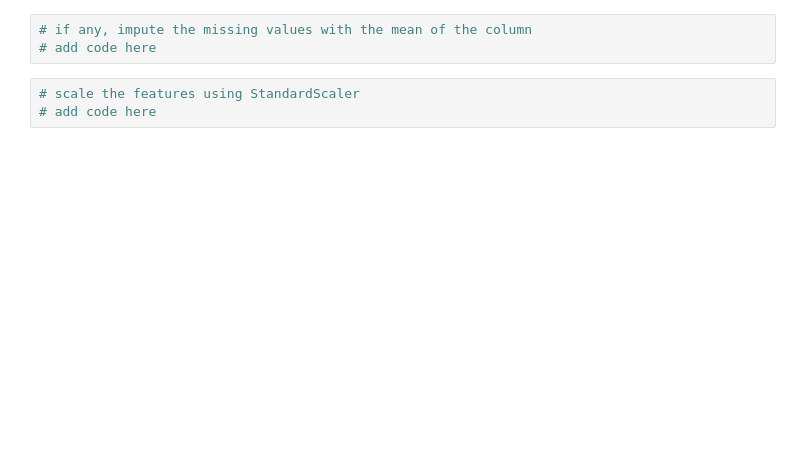
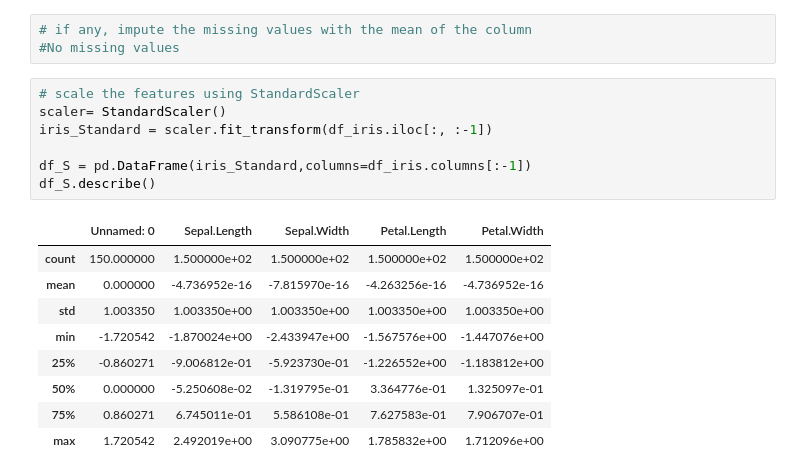
Before and after one commit to LCDA-UCP/ml-hands-on, a Jupyter notebook: exercises/session05/exercises.ipynb, the cells around one changed output. Drawn from its saved outputs; the diff is of its cells as text; blank space fills up the shorter version.

```diff
--- a/exercises/session05/exercises.ipynb
+++ b/exercises/session05/exercises.ipynb
@@ -10,8 +64,22 @@
 # %%
 # if any, impute the missing values with the mean of the column
-# add code here
+#No missing values
 # %%
 # scale the features using StandardScaler
-# add code here
+scaler= StandardScaler()
+iris_Standard = scaler.fit_transform(df_iris.iloc[:, :-1])
+
+df_S = pd.DataFrame(iris_Standard,columns=df_iris.columns[:-1])
+df_S.describe()
+# %% [output]
+|  | Unnamed: 0 | Sepal.Length | Sepal.Width | Petal.Length | Petal.Width |
+| count | 150.000000 | 1.500000e+02 | 1.500000e+02 | 1.500000e+02 | 1.500000e+02 |
+| mean | 0.000000 | -4.736952e-16 | -7.815970e-16 | -4.263256e-16 | -4.736952e-16 |
+| std | 1.003350 | 1.003350e+00 | 1.003350e+00 | 1.003350e+00 | 1.003350e+00 |
+| min | -1.720542 | -1.870024e+00 | -2.433947e+00 | -1.567576e+00 | -1.447076e+00 |
+| 25% | -0.860271 | -9.006812e-01 | -5.923730e-01 | -1.226552e+00 | -1.183812e+00 |
+| 50% | 0.000000 | -5.250608e-02 | -1.319795e-01 | 3.364776e-01 | 1.325097e-01 |
+| 75% | 0.860271 | 6.745011e-01 | 5.586108e-01 | 7.627583e-01 | 7.906707e-01 |
+| max | 1.720542 | 2.492019e+00 | 3.090775e+00 | 1.785832e+00 | 1.712096e+00 |
 # %%
 # perform hierarchical clustering on the dataset
```
Also changed, not shown: parts of 13 cells of this notebook.
